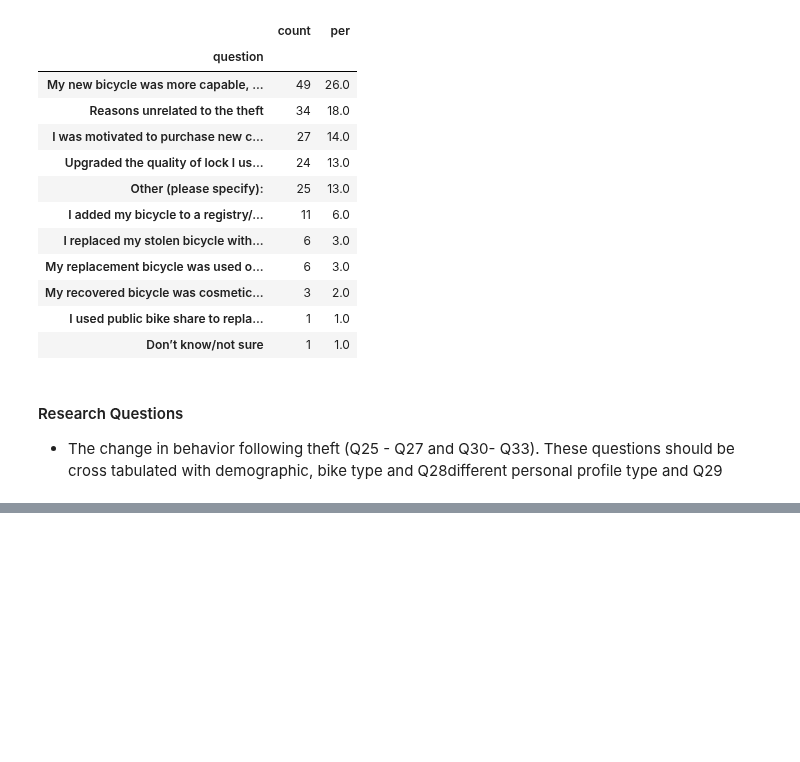
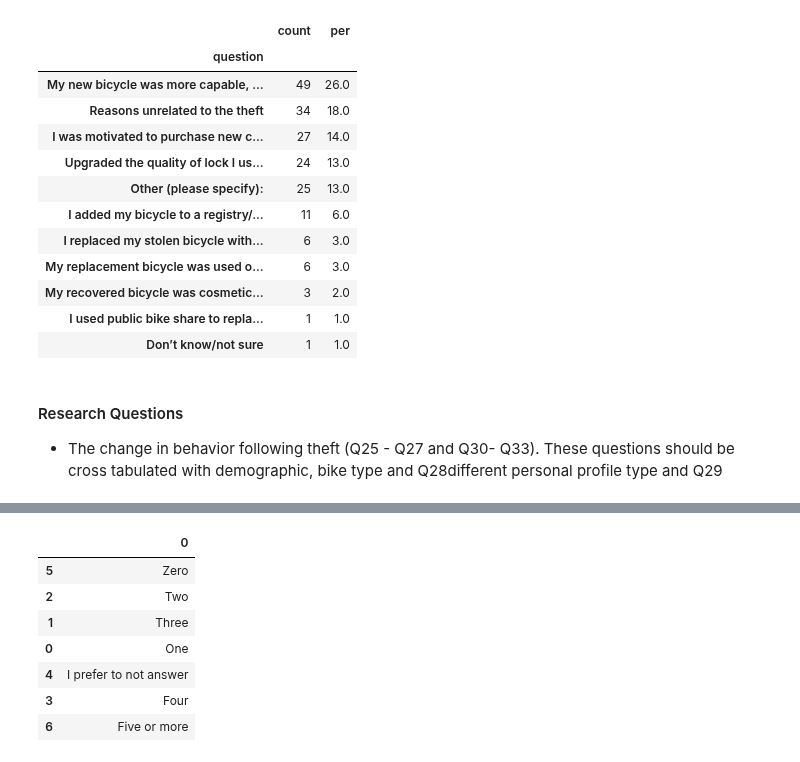
Before and after one commit to achic19/Biketheft, a Jupyter notebook: python/notebooks/paper_2_notebook/general analysis.ipynb, the cells around one changed output, grey strips where cells are left out. Saved outputs shown, nothing was run; the diff lists cells and outputs as text; code cells hidden in the pictures; blank space fills up the shorter version.

```diff
--- a/python/notebooks/paper_2_notebook/general analysis.ipynb
+++ b/python/notebooks/paper_2_notebook/general analysis.ipynb
@@ -298,21 +334,23 @@ Q27 - After recovering your bike, how many additional days did it take before yo
 | 75% | 42.750000 |
 | max | 360.000000 |
 # %%
-frequency= 'frequency'
-seasons = {1:'Fall', 2:'Winter', 3:'Spring', 4:'Summer'} # list of seasons
-data_to_use  =[res_reg[f'Q28_{i}'].rename(columns={'per':seasons[i]}) for i in range(1,5)]
-data_to_use_1 =[data.rename(columns= {data.columns[0]:frequency}).drop('count', axis=1).set_index(frequency) for data in data_to_use]
-seasons_pd= pd.concat(data_to_use_1,axis=1)
+frequency = 'frequency'
+seasons = {1: 'Fall', 2: 'Winter', 3: 'Spring', 4: 'Summer'}  # list of seasons
+data_to_use = [res_reg[f'Q28_{i}'].rename(columns={'per': seasons[i]}) for i in range(1, 5)]
+data_to_use_1 = [data.rename(columns={data.columns[0]: frequency}).drop('count', axis=1).set_index(frequency) for data
+                 in data_to_use]
+seasons_pd = pd.concat(data_to_use_1, axis=1)
 
-frequency_dic={'4 or more days a week':5,'1-3 days a week':4,  '1-3 days a month':3,'Less than once a month':2, 'Never':1,
-        "Don't know/not sure":0}
+frequency_dic = {'4 or more days a week': 5, '1-3 days a week': 4, '1-3 days a month': 3, 'Less than once a month': 2,
+                 'Never': 1,
+                 "Don't know/not sure": 0}
 for_sort = 'for_sort'
 seasons_pd[for_sort] = frequency_dic
-seasons_pd.sort_values(for_sort).drop(for_sort,axis=1).T
+seasons_pd.sort_values(for_sort).drop(for_sort, axis=1).T
 
 q_num = 'Q28'
-q =f"Over the past year, how often did you cycle"
-text =f"{q_num} - {q}"
+q = f"Over the past year, how often did you cycle"
+text = f"{q_num} - {q}"
 display(Markdown(text))
 text = f"<h4>Results</h4><ul><li>The seasons have huge effect on the cycling habit.</li></ul>"
 display(Markdown(text))
@@ -461 +477,8 @@ plt.show()
+# %%
+# merge the results into our database and save it into a new file
+merge_q = merge_q26.set_index('index')
+merge_q['q28'] =data_general_classification.set_index('old_index')[my_class]
+# calculate decades for age
+merge_q['Q34_1'] = merge_q['Q34'].dropna().map(lambda x:str(int(x/10)*10) +'s')
+merge_q.to_csv(f'{project_folder}/new_data/new_data_2.csv')
 # %%
@@ -579,0 +629,13 @@ res_q27
+# %%
+# reindex the options in q37
+df= DataFrame(merge_q['Q37'].unique()).dropna().sort_values(by=0,ascending=0)
+df
+# %% [output]
+|  | 0 |
+| 5 | Zero |
+| 2 | Two |
+| 1 | Three |
+| 0 | One |
+| 4 | I prefer to not answer |
+| 3 | Four |
+| 6 | Five or more |
```
Also changed, not shown: parts of 29 cells of this notebook, 1 other file.
